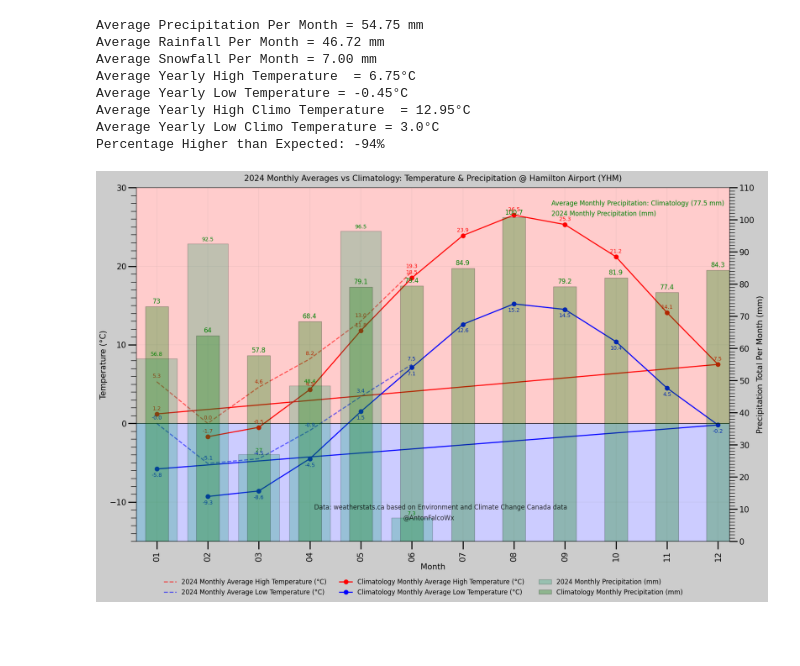
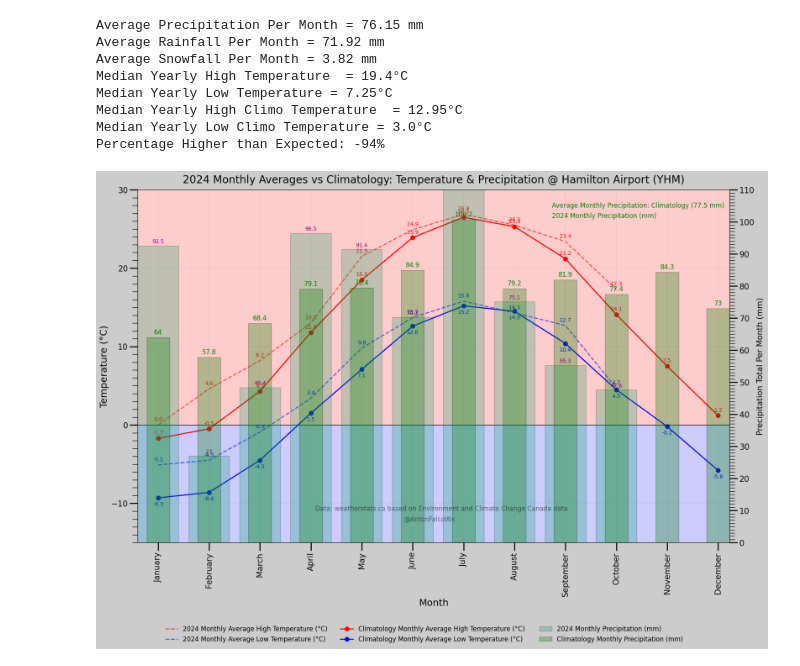
Before and after one commit to antonfalco/2024-YHM-Weather, a Jupyter notebook: YHM 2024 YEARLY OVERVIEW.ipynb, the cells around one changed output. Drawn from its saved outputs; the diff is of its cells as text; code cells hidden in the pictures; blank space fills up the shorter version.

```diff
--- a/YHM 2024 YEARLY OVERVIEW.ipynb
+++ b/YHM 2024 YEARLY OVERVIEW.ipynb
@@ -10,5 +12,6 @@ from datetime import datetime, timedelta
 # %%
 #YHM Data found here: https://hamilton.weatherstats.ca/download.html (LOOK FOR DAILY CLIMATE AND DOWNLOAD MONTHLY)
 Yearly = pd.read_excel(r'C:\Users\Anton\Desktop\Visualization\YHM Reports\YHM 2024\Yearly.xlsx')
+Yearly = Yearly[(Yearly['date'] >= '2024-01-01') & (Yearly['date'] < '2024-12-01')].reset_index()
 Yearly.head(5)
 # %% [output]
@@ -180,11 +225,11 @@ print(f"Average Snowfall Per Month = {Average_Snowfall:.2f} mm")
 
 #Average Yearly High Temperature
 Yearly_High = monthly_averages['max_temperature'].median()
-print(f"Average Yearly High Temperature  = {Yearly_High}°C")
+print(f"Median Yearly High Temperature  = {Yearly_High}°C")
 
 #Average Yearly Low Temperature
 Yearly_Low = monthly_averages['min_temperature'].median()
-print(f"Average Yearly Low Temperature = {Yearly_Low}°C")
+print(f"Median Yearly Low Temperature = {Yearly_Low}°C")
 
 monthly_averages.head(15)
 
@@ -199,13 +244,21 @@ Climatology = pd.read_excel(r'C:\Users\Anton\Desktop\Visualization\YHM Reports\Y
 
 #Average Yearly High Temperature
 Yearly_High_Climo = Climatology['Daily Maximum Temperature'].median()
-print(f"Average Yearly High Climo Temperature  = {Yearly_High_Climo}°C")
+print(f"Median Yearly High Climo Temperature  = {Yearly_High_Climo}°C")
 
 #Average Yearly Low Temperature
 Yearly_Low_Climo = Climatology['Daily Minimum Temperature'].median()
-print(f"Average Yearly Low Climo Temperature = {Yearly_Low_Climo}°C")
+print(f"Median Yearly Low Climo Temperature = {Yearly_Low_Climo}°C")
 
-Climatology.head(15)
+#Median Climo Rainfall
+#Yearly_Climo_Rainfall = Climatology['Rainfall'].median()
+#print(f"Average Yearly Climo Rainfall = {Yearly_Climo_Rainfall} mm")
+
+#Median Climo Snowfall
+#Yearly_Climo_Snowfall = Climatology['Snowfall'].median()
+#print(f"Average Yearly Climo Snowfall = {Yearly_Climo_Snowfall} mm")
+
+#Climatology.head(15)
 
 #Sorted_Climo = Climatology.sort_values(by='Precipitation', ascending=False)
 #Sorted_Climo.head(12)
@@ -220,13 +273,13 @@ expected_precip = 33.5 # mm
 percentage_higher = ((observed_precip - expected_precip) / expected_precip) * 100
 print(f"Percentage Higher than Expected: {percentage_higher:.0f}%")
 # %% [output]
-Average Precipitation Per Month = 54.75 mm
-Average Rainfall Per Month = 46.72 mm
-Average Snowfall Per Month = 7.00 mm
-Average Yearly High Temperature  = 6.75°C
-Average Yearly Low Temperature = -0.45°C
-Average Yearly High Climo Temperature  = 12.95°C
-Average Yearly Low Climo Temperature = 3.0°C
+Average Precipitation Per Month = 76.15 mm
+Average Rainfall Per Month = 71.92 mm
+Average Snowfall Per Month = 3.82 mm
+Median Yearly High Temperature  = 19.4°C
+Median Yearly Low Temperature = 7.25°C
+Median Yearly High Climo Temperature  = 12.95°C
+Median Yearly Low Climo Temperature = 3.0°C
 Percentage Higher than Expected: -94%
 # %%
 #2024 Monthly Averages vs Climatology Sheet
@@ -251,7 +304,7 @@ for i, txt in enumerate(Min):
     ax.annotate(txt, (Months[i], Min[i]+0.5), ha='center', c='blue', fontsize=10, fontweight='bold')
 
 Precip = ax2.bar(monthly_averages['Month'], monthly_averages['precipitation'], alpha=0.25, color='#009E60', edgecolor='black')
-plt.bar_label(Precip, padding=3, fontsize=10, fontweight='bold', color='g')
+plt.bar_label(Precip, padding=3, label_type='edge', fontsize=10, fontweight='bold', color='purple')
 
 
 
@@ -280,9 +333,9 @@ plt.bar_label(Precip, padding=3, fontsize=12, color='g') #,label_type='center'
 
 #Labels
 ax.grid(which='major', color='gray', linewidth=0.15, alpha=0.75)
-ax.set_title('2024 Monthly Averages vs Climatology: Temperature & Precipitation @ Hamilton Airport (YHM)', y=1.01, fontweight='bold', fontsize=15)
-ax.set_xlabel('Month',fontweight='bold', fontsize=15)
-ax.set_ylabel('Temperature (°C)',fontweight='bold', fontsize=15)
+ax.set_title('2024 Monthly Averages vs Climatology: Temperature & Precipitation @ Hamilton Airport (YHM)', y=1.01, fontweight='bold', fontsize=20)
+ax.set_xlabel('Month',fontweight='bold', fontsize=18)
+ax.set_ylabel('Temperature (°C)',fontweight='bold', fontsize=18)
 ax2.set_ylabel('Precipitation Total Per Month (mm)', fontweight='bold', fontsize=15)
 
 #Temperature & Month X/Y-axis
@@ -292,8 +345,8 @@ ax.set_ylim([-15, 30])
 ax2.set_ylim([0, 110])
 
 ax.legend(["2024 Monthly Average High Temperature (°C)", "2024 Monthly Average Low Temperature (°C)", "Climatology Monthly Average High Temperature (°C)",  "Climatology Monthly Average Low Temperature (°C)"],
-          fontsize=12, loc='lower center', bbox_to_anchor=(0.35, -0.17), ncol=2, frameon=False)
-ax2.legend(["2024 Monthly Precipitation (mm)", "Climatology Monthly Precipitation (mm)"], loc='lower center', bbox_to_anchor=(0.8, -0.17), ncol=1, fontsize=12, frameon=False)
+          fontsize=12, loc='lower center', bbox_to_anchor=(0.35, -0.3), ncol=2, frameon=False)
+ax2.legend(["2024 Monthly Precipitation (mm)", "Climatology Monthly Precipitation (mm)"], loc='lower center', bbox_to_anchor=(0.8, -0.3), ncol=1, fontsize=12, frameon=False)
 
 
 #Changing the x and y axis intervals (ticks)
@@ -304,39 +357,40 @@ ax.yaxis.set_major_locator(MultipleLocator(10))
 ax2.yaxis.set_minor_locator(MultipleLocator())
 ax2.yaxis.set_major_locator(MultipleLocator(10))
 
 #Longer Ticks
 ax.tick_params('both', length=15, width=2, which='major', labelsize=15)
 ax.tick_params('both', length=10, width=1, which='minor', labelsize=15)
 ax2.tick_params('both', length=15, width=2, which='major', labelsize=15)
 ax2.tick_params('both', length=10, width=1, which='minor', labelsize=15)
 ax.tick_params(axis='x', rotation=90)
 
-date_form = DateFormatter("%d")
-ax.xaxis.set_major_formatter(date_form)
+#BOTTOM MONTH DISPLAY
+#date_form = DateFormatter("%d")
+#ax.xaxis.set_major_formatter(date_form)
 
 #Adding name and two line labels
-plt.text(0.45, 0.06, '@AntonFalcoWx', fontsize = 12, transform=ax.transAxes, alpha=0.8)
-plt.text(0.30, 0.09, 'Data: weatherstats.ca based on Environment and Climate Change Canada data', fontsize = 12, transform=ax.transAxes, alpha=0.8)
+plt.text(0.45, 0.06, '@AntonFalcoWx', fontsize = 12, transform=ax.transAxes, alpha=0.5)
+plt.text(0.30, 0.09, 'Data: weatherstats.ca based on Environment and Climate Change Canada data', fontsize = 12, transform=ax.transAxes, alpha=0.5)
 plt.text(0.7, 0.95, 'Average Monthly Precipitation: Climatology (77.5 mm)', fontsize = 12, color='green', transform=ax.transAxes)
 plt.text(0.7, 0.92, '2024 Monthly Precipitation (mm)', fontsize = 12, color='green', transform=ax.transAxes)
 
 
 #Average lines (Average Temperature and Average Precip)
 ax.axhline(0, 0, 28,color='black',linewidth=1.0,linestyle='solid')
 #ax2.axhline(77.5,0,28,color='green',linewidth=2.0,linestyle='dashed',alpha=0.3) #CLIMATOLOGY
 #ax2.axhline(82.5,0,28,color='green',linewidth=2.0,linestyle='dashed',alpha=0.4) #2023
 
 
 #Shaded background (Background Red)
-ax.axhspan(30, 0, alpha=0.2, color='r')
+ax.axhspan(40, 0, alpha=0.2, color='r')
 
 #Shaded background (Background Blue)
-ax.axhspan(-20, 0, alpha=0.2, color='b')
+ax.axhspan(-40, 0, alpha=0.2, color='b')
 
 #plt.savefig('YHM_Normals vs monthly_averages.jpg', dpi=300)
 plt.show()
 plt.close()
 # %% [output]
-[figure, old version]
+[figure, new version]
 # %%
 #Overlapping Highs and Lows
```
Also changed, not shown: parts of 16 cells of this notebook, 1 other file.
